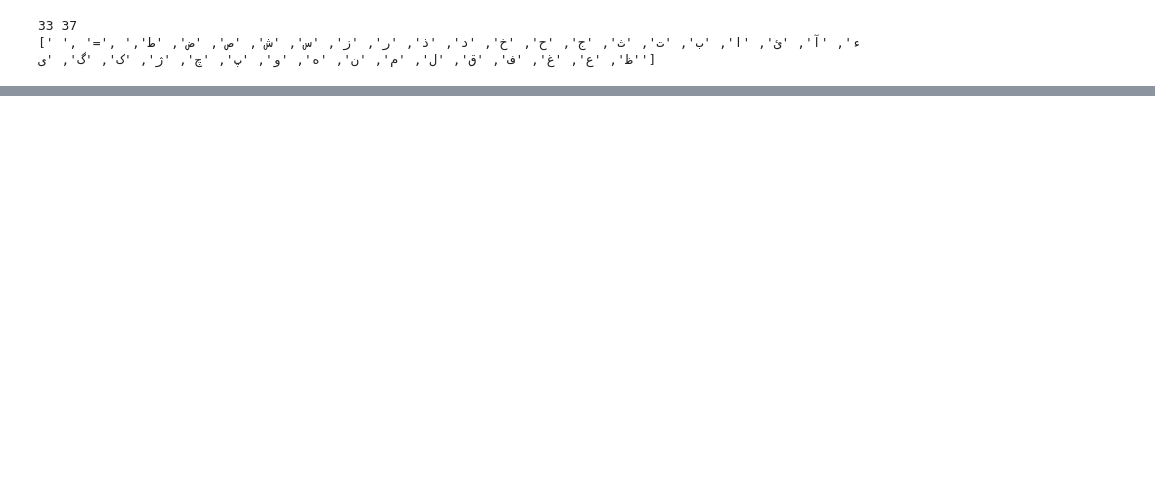
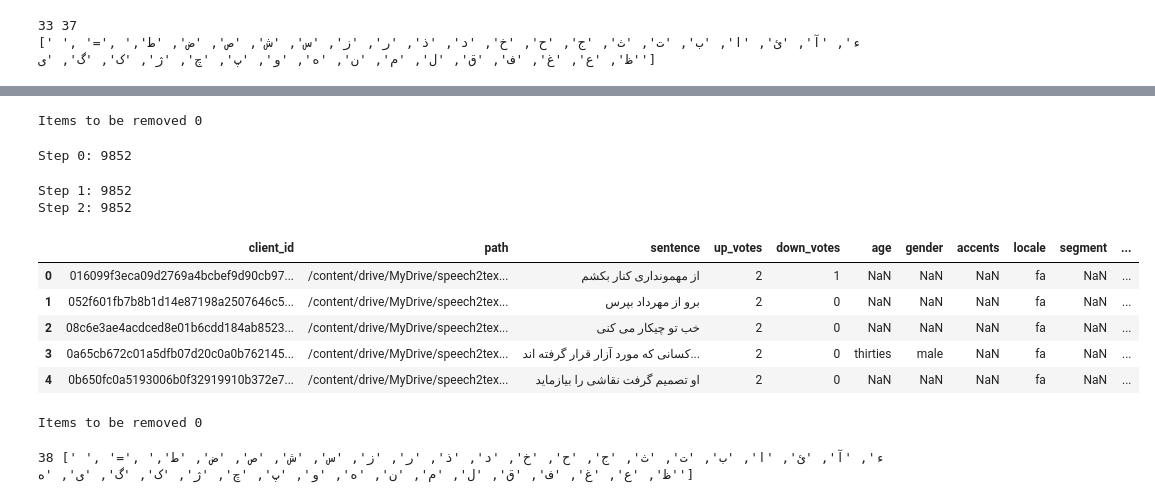
Before and after one commit to azadkhah/speech2text, a Jupyter notebook: ASR.ipynb, the cells around one changed output, grey strips where cells are left out. Drawn from its saved outputs; the diff is of its cells as text; code cells hidden in the pictures; blank space fills up the shorter version.

```diff
--- a/ASR.ipynb
+++ b/ASR.ipynb
@@ -285,0 +612,48 @@ print(test_df.shape)
+# %%
+print(f"Items to be removed {len(removed_items_train)}")
+# %% [output]
+Items to be removed 0
+# %%
+test_df = pd.read_csv(f"{abs_path_to_data}/test.tsv", sep="\t")
+
+_test_df = test_df.copy()
+total_records = len(test_df)
+test_df["id"] = range(0, total_records)
+print(f"Step 0: {len(test_df)}")
+
+test_df["path"] = abs_path_to_data + "/clips/" + test_df["path"]
+test_df["status"] = test_df["path"].apply(lambda path: True if os.path.exists(path) else None)
+test_df = test_df.dropna(subset=["path"])
+test_df = test_df.drop("status", 1)
+print(f"Step 1: {len(test_df)}")
+
+test_df["sentence"] = test_df["sentence"].apply(lambda t: normalizer(t))
+test_df = test_df.dropna(subset=["sentence"])
+print(f"Step 2: {len(test_df)}")
+
+term_a = set(list(range(0, total_records)))
+term_b = set(test_df["id"].values.tolist())
+removed_items_test = [_test_df.iloc[index]["path"] for index in list(term_a - term_b)]
+test_df = test_df.reset_index(drop=True)
+test_df.head()
+# %% [output]
+Step 0: 9852
+Step 1: 9852
+Step 2: 9852
+|  | client_id | path | sentence | up_votes | down_votes | age | gender | accents | locale | segment | ... |
+| 0 | 016099f3eca09d2769a4bcbef9d90cb97... | /content/drive/MyDrive/speech2tex... | از مهمونداری کنار بکشم | 2 | 1 | NaN | NaN | NaN | fa | NaN | ... |
+| 1 | 052f601fb7b8b1d14e87198a2507646c5... | /content/drive/MyDrive/speech2tex... | برو از مهرداد بپرس | 2 | 0 | NaN | NaN | NaN | fa | NaN | ... |
+| 2 | 08c6e3ae4acdced8e01b6cdd184ab8523... | /content/drive/MyDrive/speech2tex... | خب تو چیکار می کنی | 2 | 0 | NaN | NaN | NaN | fa | NaN | ... |
+| 3 | 0a65cb672c01a5dfb07d20c0a0b762145... | /content/drive/MyDrive/speech2tex... | کسانی که مورد آزار قرار گرفته اند... | 2 | 0 | thirties | male | NaN | fa | NaN | ... |
+| 4 | 0b650fc0a5193006b0f32919910b372e7... | /content/drive/MyDrive/speech2tex... | او تصمیم گرفت نقاشی را بیازماید | 2 | 0 | NaN | NaN | NaN | fa | NaN | ... |
+# %%
+print(f"Items to be removed {len(removed_items_test)}")
+# %% [output]
+Items to be removed 0
+# %%
+text = " ".join(train_df["sentence"].values.tolist() + test_df["sentence"].values.tolist())
+vocab = list(sorted(set(text)))
+
+print(len(vocab), vocab)
+# %% [output]
+38 [' ', '=', 'ء', 'آ', 'ئ', 'ا', 'ب', 'ت', 'ث', 'ج', 'ح', 'خ', 'د', 'ذ', 'ر', 'ز', 'س', 'ش', 'ص', 'ض', 'ط', 'ظ', 'ع', 'غ', 'ف', 'ق', 'ل', 'م', 'ن', 'ه', 'و', 'پ', 'چ', 'ژ', 'ک', 'گ', 'ی', 'ە']
```
Also changed, not shown: parts of 36 cells of this notebook.
